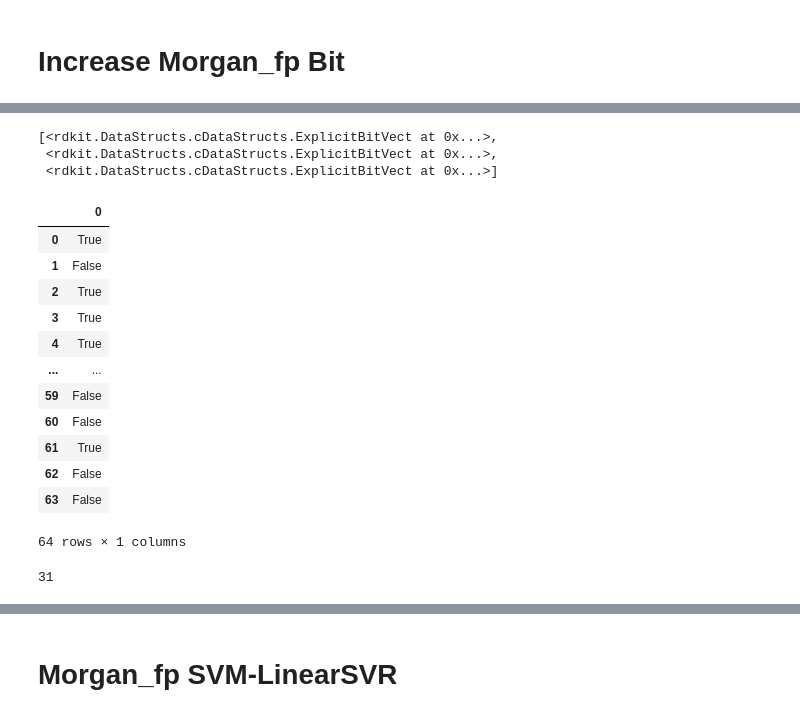
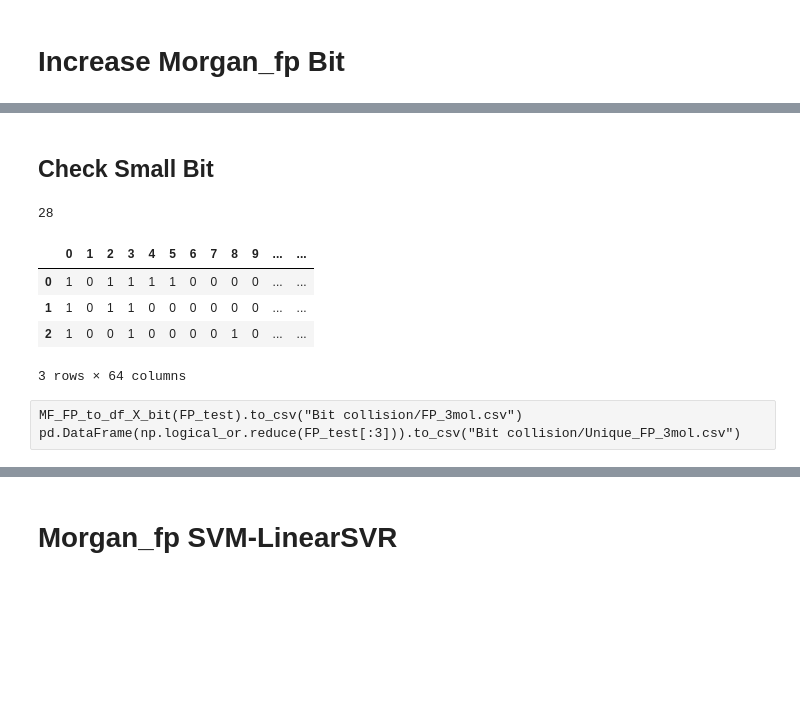
Before and after one commit to Sawahiko/SMILE_to_Feature, a Jupyter notebook: MainFile.ipynb, the cells around one changed output, grey strips where cells are left out. Drawn from its saved outputs; the diff is of its cells as text; code cells hidden in the pictures; blank space fills up the shorter version.

```diff
--- a/MainFile.ipynb
+++ b/MainFile.ipynb
@@ -353,0 +366,9 @@ for bit in bits:
+# %% [markdown]
+## Check Small Bit
+# %%
+def MF_FP_to_df_X_bit(X_data_use):
+    X_data_use = pd.DataFrame(np.array(X_data_use))
+    #print("\n -----------------")
+    #print(X_data_use)
+    #X_data_ML = pd.concat([X_data_use, X_data_fp], axis=1, join='inner')
+    return X_data_use
@@ -354,2 +392,23 @@ for bit in bits:
+# %%
+bit = 2**6
+FPs = []
+infos = []
+for mol in mols:
+    info = {}
+    FPs.append(AllChem.GetMorganFingerprintAsBitVect(mol, 3, nBits=bit, bitInfo=info, useFeatures=True))
+np.logical_or.reduce(FP_test).sum()
+# %% [output]
+28
+# %%
+MF_FP_to_df_X_bit(FP_test)
+# %% [output]
+|  | 0 | 1 | 2 | 3 | 4 | 5 | 6 | 7 | 8 | 9 | ... | ... |
+| 0 | 1 | 0 | 1 | 1 | 1 | 1 | 0 | 0 | 0 | 0 | ... | ... |
+| 1 | 1 | 0 | 1 | 1 | 0 | 0 | 0 | 0 | 0 | 0 | ... | ... |
+| 2 | 1 | 0 | 0 | 1 | 0 | 0 | 0 | 0 | 1 | 0 | ... | ... |
+3 rows × 64 columns
+# %% [raw]
+MF_FP_to_df_X_bit(FP_test).to_csv("Bit collision/FP_3mol.csv")
+pd.DataFrame(np.logical_or.reduce(FP_test[:3])).to_csv("Bit collision/Unique_FP_3mol.csv")
 # %%
 # Looping
@@ -367,35 +426,6 @@ for bit in bits:
         FPs.append(AllChem.GetMorganFingerprintAsBitVect(mol, 3, nBits=bit, bitInfo=info, useFeatures=True))
         infos.append(info)
     unique.append(np.logical_or.reduce(FPs).sum())
-# %%
-FP_test = FPs[:3]
-#X_data_ML[:3]
-FP_test
-# %% [output]
-[<rdkit.DataStructs.cDataStructs.ExplicitBitVect at 0x...>,
- <rdkit.DataStructs.cDataStructs.ExplicitBitVect at 0x...>,
- <rdkit.DataStructs.cDataStructs.ExplicitBitVect at 0x...>]
-# %%
-pd.DataFrame(np.logical_or.reduce(FP_test[:3]))
-# %% [output]
-|  | 0 |
-| 0 | True |
-| 1 | False |
-| 2 | True |
-| 3 | True |
-| 4 | True |
-| ... | ... |
-| 59 | False |
-| 60 | False |
-| 61 | True |
-| 62 | False |
-| 63 | False |
-64 rows × 1 columns
-# %%
-unique_test = np.logical_or.reduce(FP_test).sum()
-unique_test
-# %% [output]
-31
 # %%
 unique
 # %% [output]
```
Also changed, not shown: parts of 22 cells of this notebook, 10 other files.
